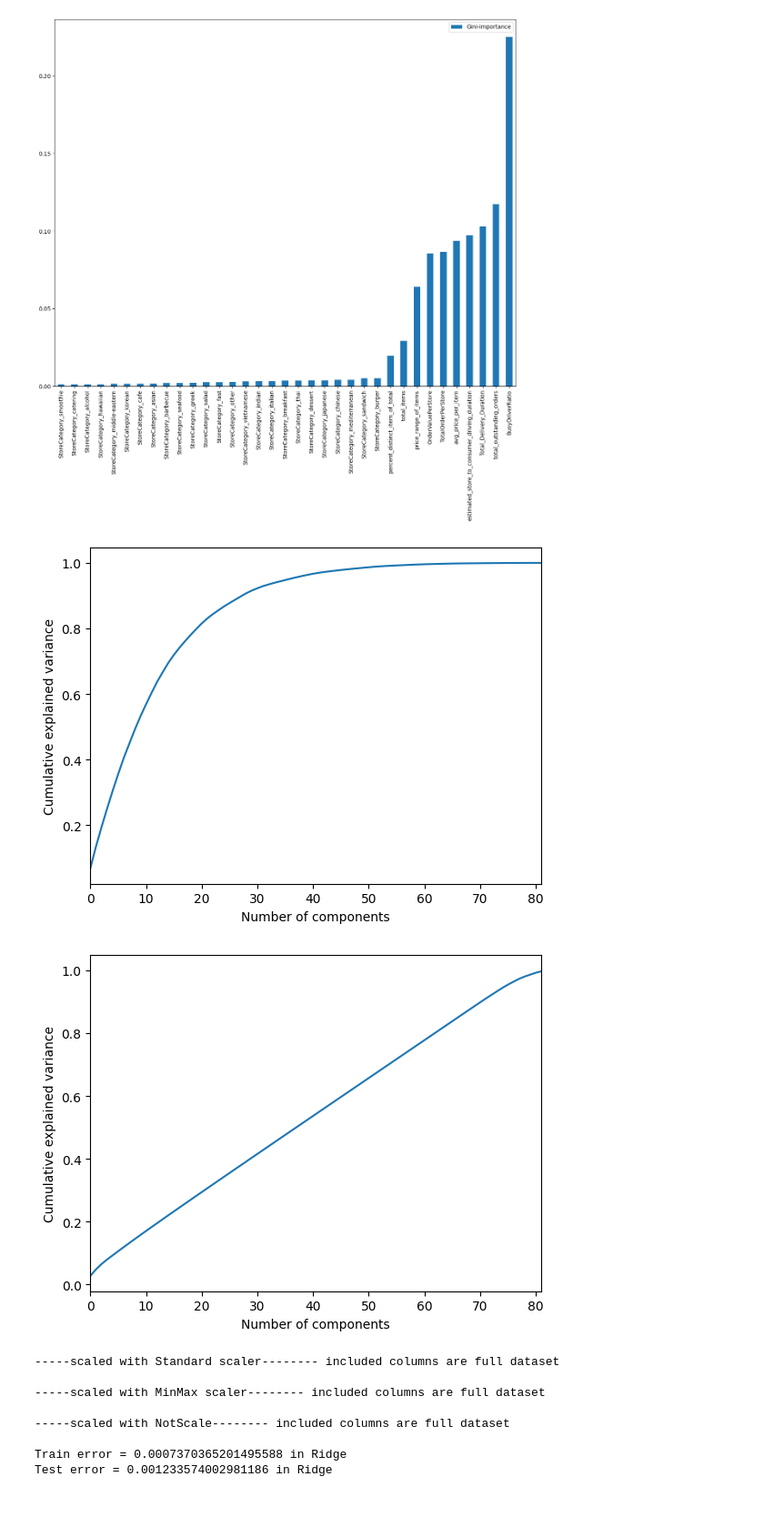
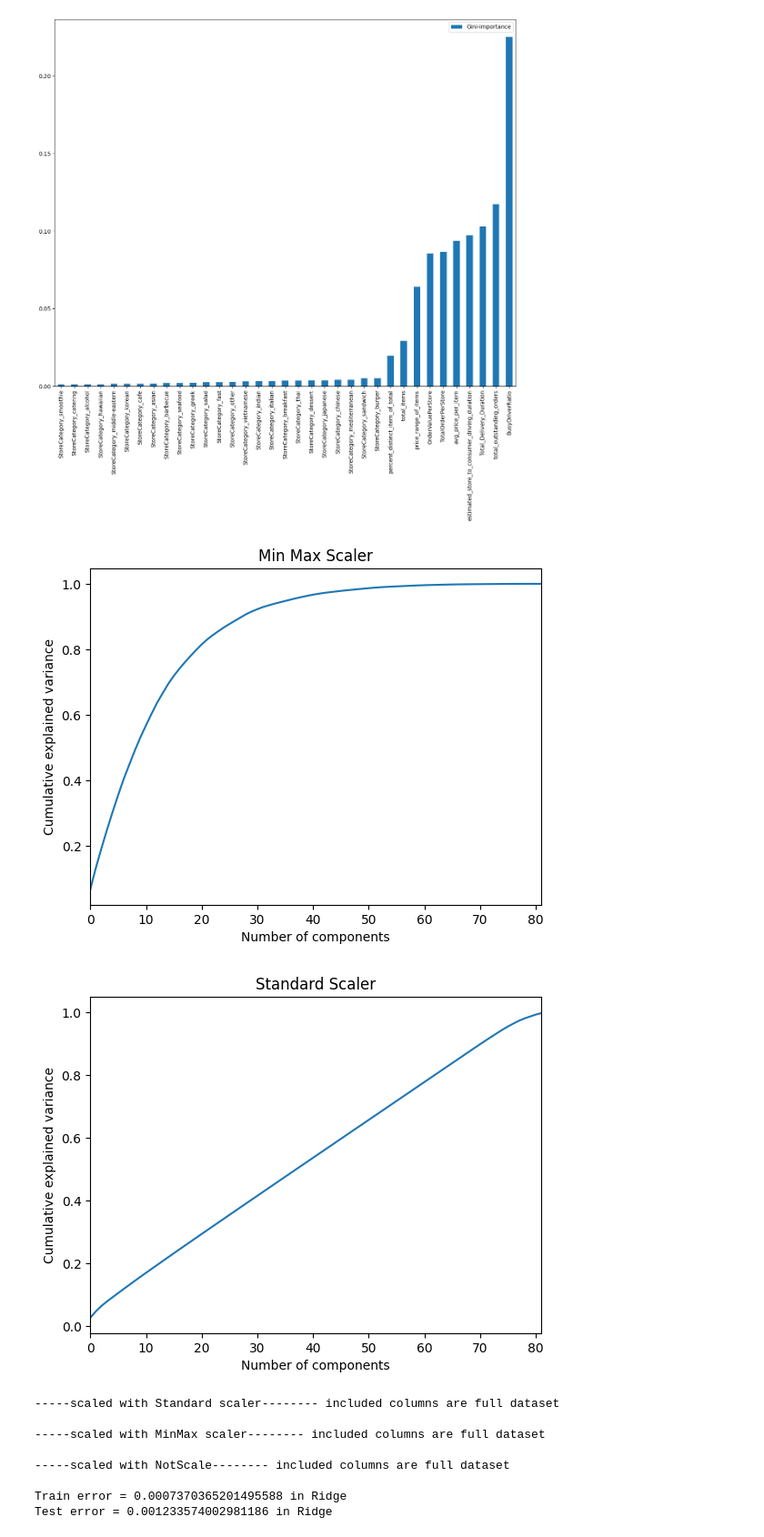
Before and after one commit to zkontor/DoorDashModels, a Jupyter notebook: Models/models.ipynb, the cells around one changed output. Shown: that part at 91% size. Saved outputs shown, nothing was run; the diff lists cells and outputs as text; code cells hidden in the pictures; blank space fills up the shorter version.

```diff
--- a/Models/models.ipynb
+++ b/Models/models.ipynb
@@ -386,35 +386,37 @@ plt.show()
 #PCA
 from sklearn.decomposition import PCA
 from sklearn.preprocessing import StandardScaler, MinMaxScaler
 
 X_Train=X_train.values
 X_Train=np.asarray(X_Train)
 
 # Min Max Scaler
 X_MinMaxScale=MinMaxScaler().fit_transform(X_Train)
 pca = PCA().fit(X_MinMaxScale)
 plt.plot(np.cumsum(pca.explained_variance_ratio_))
 plt.xlim(0, 81)
 plt.xlabel('Number of components')
 plt.ylabel('Cumulative explained variance')
+plt.title("Min Max Scaler")
 plt.show()
 
 
 # Standard Scaler
 X_stdScale=StandardScaler().fit_transform(X_Train)
 pca = PCA().fit(X_stdScale)
 plt.plot(np.cumsum(pca.explained_variance_ratio_))
 plt.xlim(0, 81)
 plt.xlabel('Number of components')
 plt.ylabel('Cumulative explained variance')
+plt.title("Standard Scaler")
 plt.show()
 
 ##PCA shows that around 60-70 components are needed to explain ~80% of the variance in the data which makes the PCA not very useful in this case
 
 # 3/25/25 Update: Using MinMax Scaler allowed for the PCA to be more useful in this case causing around 18-20 components to explain ~80% of the variance in the data
 # %% [output]
-[figure, old version]
+[figure, new version]
-[figure, old version]
+[figure, new version]
 # %%
 #Scaling the data
 from sklearn.preprocessing import MinMaxScaler, StandardScaler
```
